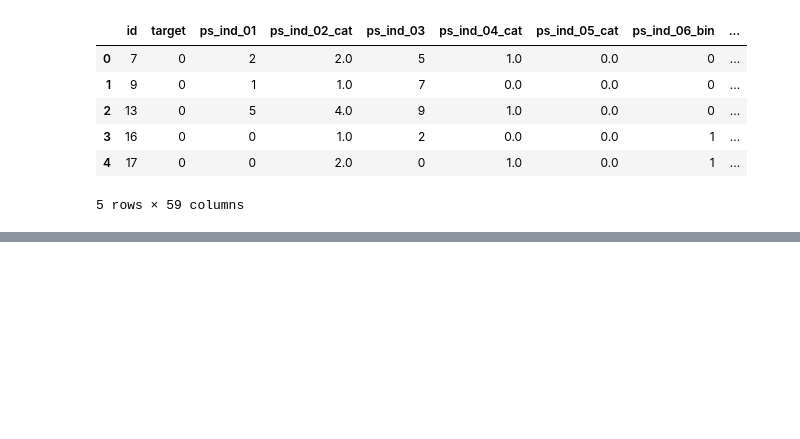
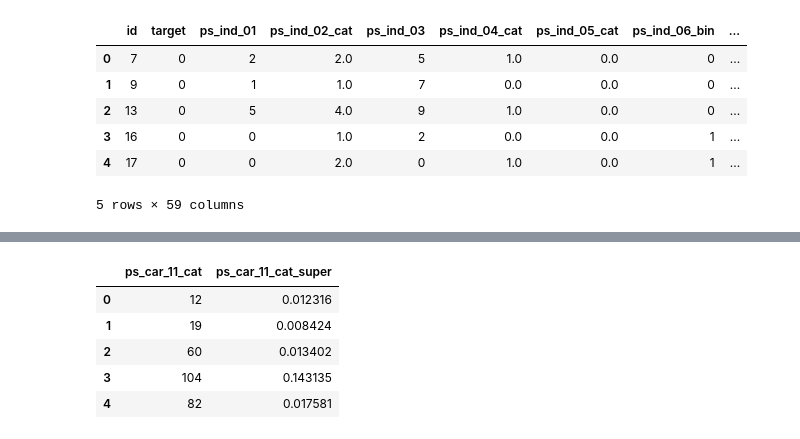
Before and after one commit to NekuSakuraba/kaggle_exploration, a Jupyter notebook: Porto Seguro’s Safe Driver Prediction/Porto Seguro's Prediction.ipynb, the cells around one changed output, grey strips where cells are left out. Saved outputs shown, nothing was run; the diff lists cells and outputs as text; code cells hidden in the pictures; blank space fills up the shorter version.

```diff
--- a/Porto Seguro’s Safe Driver Prediction/Porto Seguro's Prediction.ipynb
+++ b/Porto Seguro’s Safe Driver Prediction/Porto Seguro's Prediction.ipynb
@@ -37,0 +136,5 @@ dtype: int64
+# %%
+# categorical features
+# categorical_features = ['ps_ind_02_cat', 'ps_ind_04_cat', 'ps_ind_05_cat', 'ps_car_01_cat',
+#                        'ps_car_02_cat', 'ps_car_07_cat', 'ps_car_09_cat']
+X = X.fillna(value=-1)
@@ -37,0 +147,22 @@ dtype: int64
+# %%
+rec = {}
+for _ in X.ps_car_11_cat.values:
+    if _ in rec:
+        rec[_] += 1
+    else:
+        rec[_] = 1
+# %%
+total = len(X.ps_car_11_cat.values)
+for _, idx in enumerate(rec):
+    rec[idx] = float(rec[idx])/total
+# %%
+X['ps_car_11_cat_super'] = X.ps_car_11_cat.apply(lambda idx: rec[idx])
+# %%
+X[['ps_car_11_cat', 'ps_car_11_cat_super']].head()
+# %% [output]
+|  | ps_car_11_cat | ps_car_11_cat_super |
+| 0 | 12 | 0.012316 |
+| 1 | 19 | 0.008424 |
+| 2 | 60 | 0.013402 |
+| 3 | 104 | 0.143135 |
+| 4 | 82 | 0.017581 |
```
Also changed, not shown: parts of 61 cells of this notebook, 2 other files.
